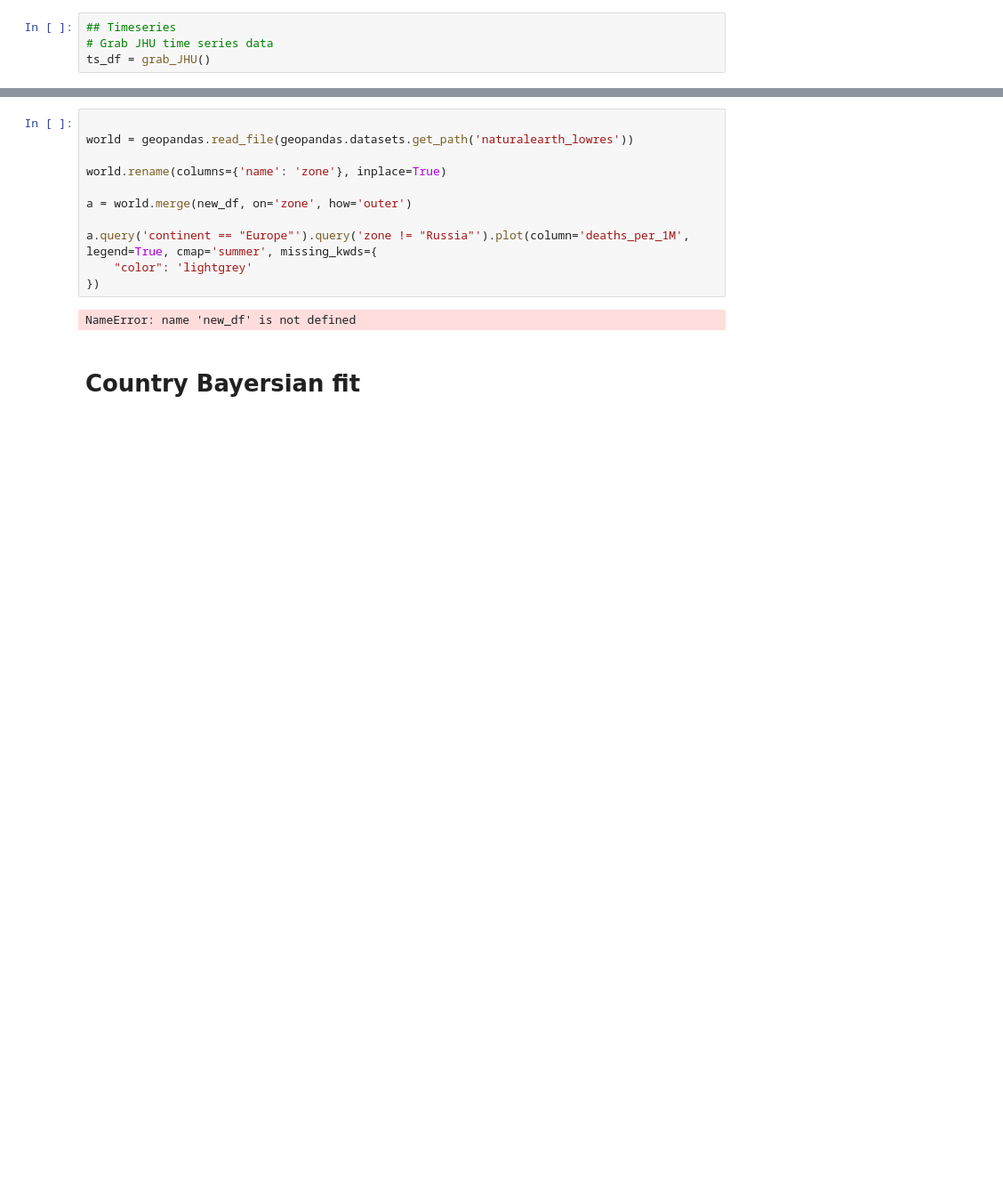
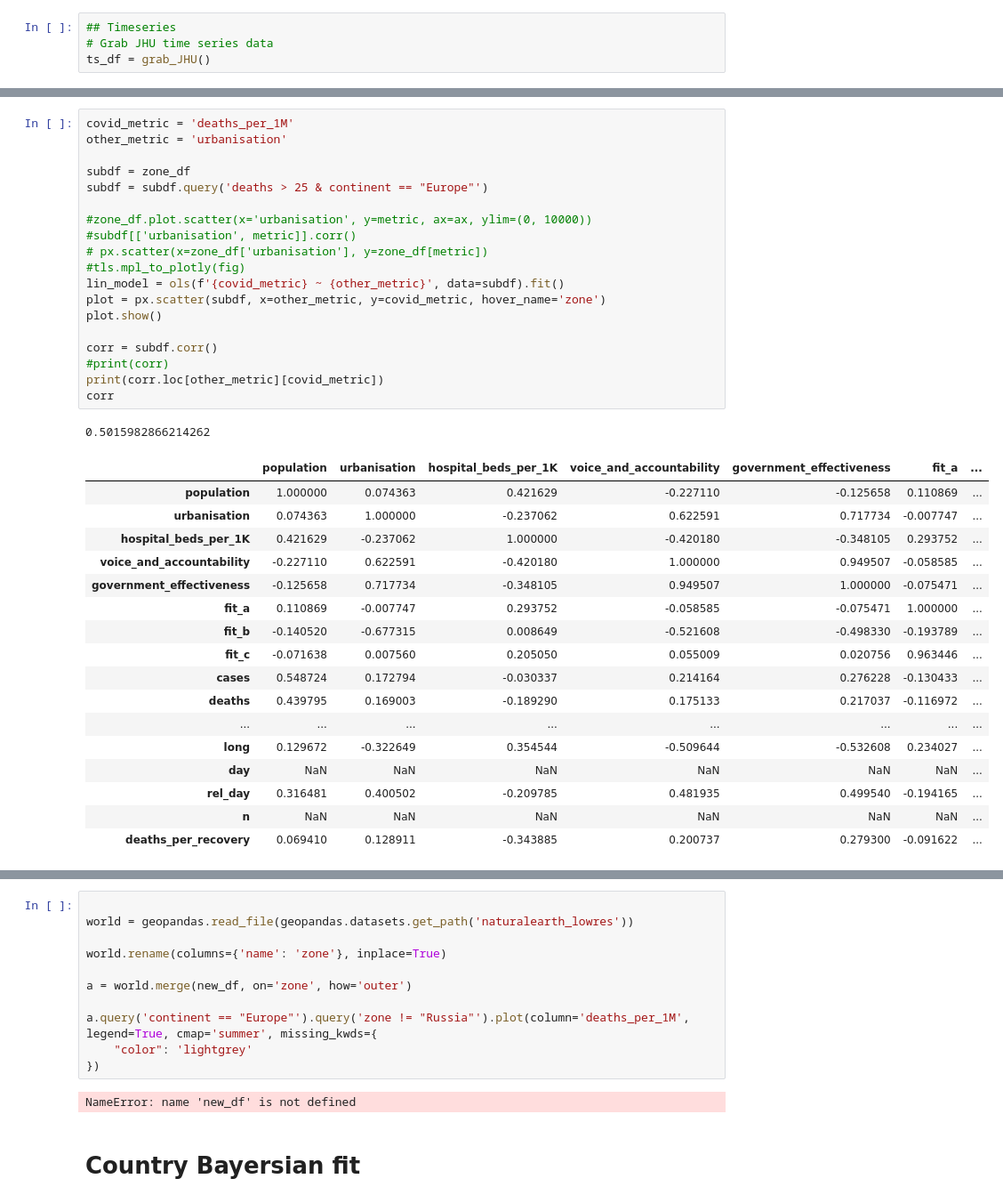
Before and after one commit to JeppeKlitgaard/COVID-19, a Jupyter notebook: COVID_data.ipynb, the cells around one changed output, grey strips where cells are left out. Shown at 89% size. Drawn from its saved outputs; the diff is of its cells as text; blank space fills up the shorter version.

```diff
--- a/COVID_data.ipynb
+++ b/COVID_data.ipynb
@@ -197,0 +301,38 @@ Processing country: United Kingdom
+# %%
+covid_metric = 'deaths_per_1M'
+other_metric = 'urbanisation'
+
+subdf = zone_df
+subdf = subdf.query('deaths > 25 & continent == "Europe"')
+
+#zone_df.plot.scatter(x='urbanisation', y=metric, ax=ax, ylim=(0, 10000))
+#subdf[['urbanisation', metric]].corr()
+# px.scatter(x=zone_df['urbanisation'], y=zone_df[metric])
+#tls.mpl_to_plotly(fig)
+lin_model = ols(f'{covid_metric} ~ {other_metric}', data=subdf).fit()
+plot = px.scatter(subdf, x=other_metric, y=covid_metric, hover_name='zone')
+plot.show()
+
+corr = subdf.corr()
+#print(corr)
+print(corr.loc[other_metric][covid_metric])
+corr
+# %% [output]
+0.5015982866214262
+|  | population | urbanisation | hospital_beds_per_1K | voice_and_accountability | government_effectiveness | fit_a | ... |
+| population | 1.000000 | 0.074363 | 0.421629 | -0.227110 | -0.125658 | 0.110869 | ... |
+| urbanisation | 0.074363 | 1.000000 | -0.237062 | 0.622591 | 0.717734 | -0.007747 | ... |
+| hospital_beds_per_1K | 0.421629 | -0.237062 | 1.000000 | -0.420180 | -0.348105 | 0.293752 | ... |
+| voice_and_accountability | -0.227110 | 0.622591 | -0.420180 | 1.000000 | 0.949507 | -0.058585 | ... |
+| government_effectiveness | -0.125658 | 0.717734 | -0.348105 | 0.949507 | 1.000000 | -0.075471 | ... |
+| fit_a | 0.110869 | -0.007747 | 0.293752 | -0.058585 | -0.075471 | 1.000000 | ... |
+| fit_b | -0.140520 | -0.677315 | 0.008649 | -0.521608 | -0.498330 | -0.193789 | ... |
+| fit_c | -0.071638 | 0.007560 | 0.205050 | 0.055009 | 0.020756 | 0.963446 | ... |
+| cases | 0.548724 | 0.172794 | -0.030337 | 0.214164 | 0.276228 | -0.130433 | ... |
+| deaths | 0.439795 | 0.169003 | -0.189290 | 0.175133 | 0.217037 | -0.116972 | ... |
+| ... | ... | ... | ... | ... | ... | ... | ... |
+| long | 0.129672 | -0.322649 | 0.354544 | -0.509644 | -0.532608 | 0.234027 | ... |
+| day | NaN | NaN | NaN | NaN | NaN | NaN | ... |
+| rel_day | 0.316481 | 0.400502 | -0.209785 | 0.481935 | 0.499540 | -0.194165 | ... |
+| n | NaN | NaN | NaN | NaN | NaN | NaN | ... |
+| deaths_per_recovery | 0.069410 | 0.128911 | -0.343885 | 0.200737 | 0.279300 | -0.091622 | ... |
```
Also changed, not shown: parts of 16 cells of this notebook, 2 other files.
